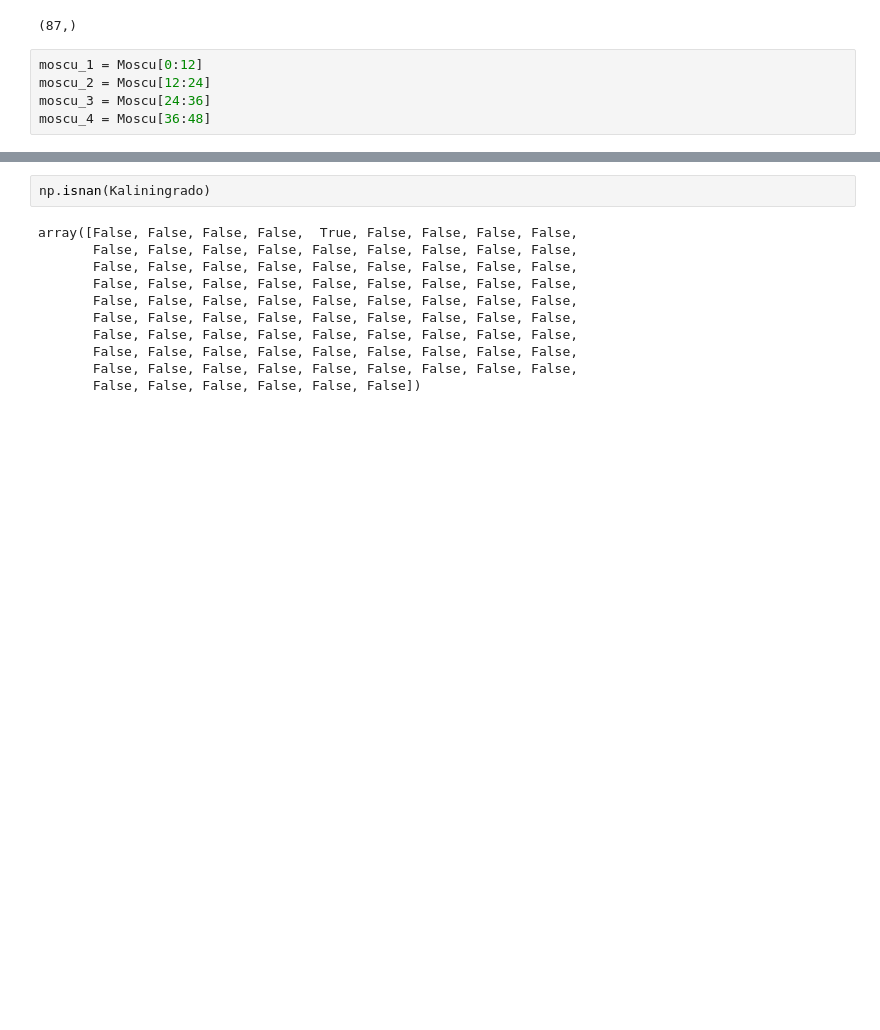
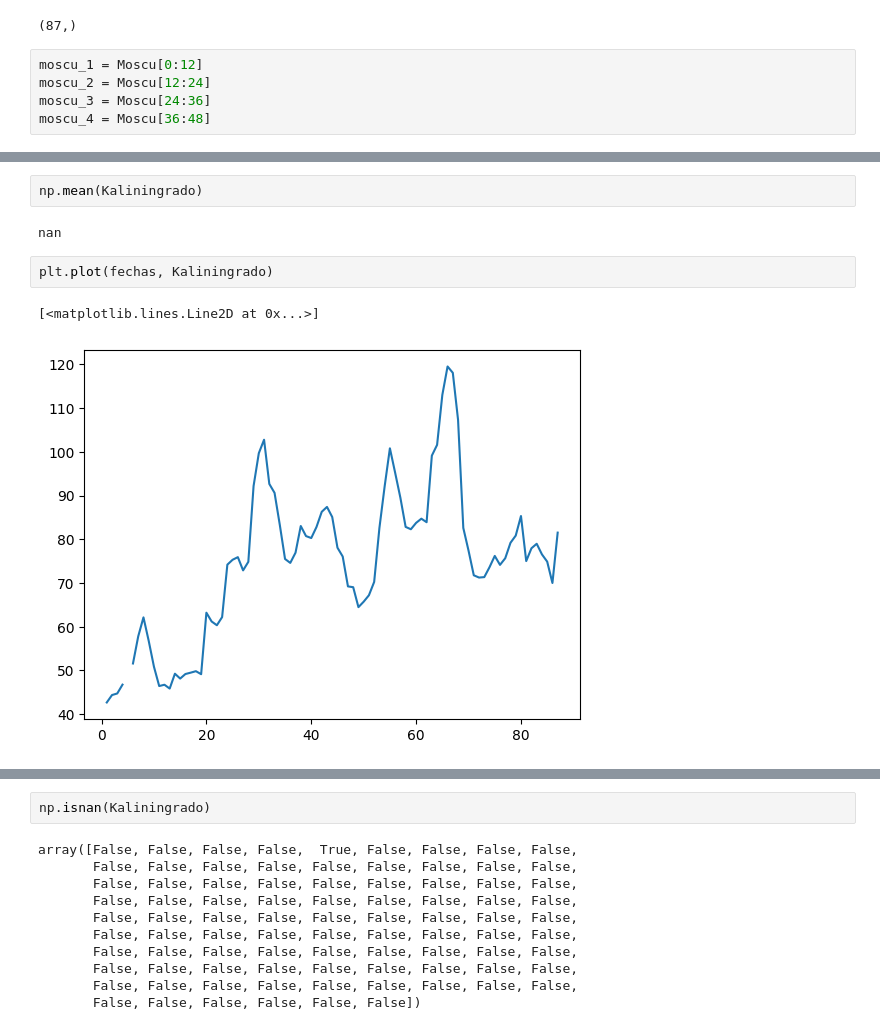
Before and after one commit to MadridVP/Data-Science-Alura, a Jupyter notebook: Numpy.ipynb, the cells around one changed output, grey strips where cells are left out. Drawn from its saved outputs; the diff is of its cells as text; blank space fills up the shorter version.

```diff
--- a/Numpy.ipynb
+++ b/Numpy.ipynb
@@ -146,0 +206,9 @@ np.float64(98.79781609195402)
+# %%
+np.mean(Kaliningrado)
+# %% [output]
+nan
+# %%
+plt.plot(fechas, Kaliningrado)
+# %% [output]
+[<matplotlib.lines.Line2D at 0x...>]
+[figure, added]
```
Also changed, not shown: parts of 30 cells of this notebook.
